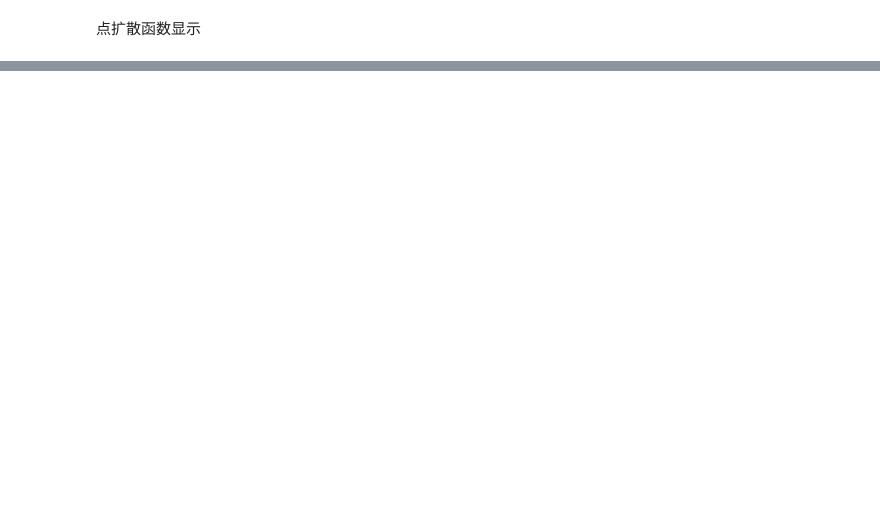
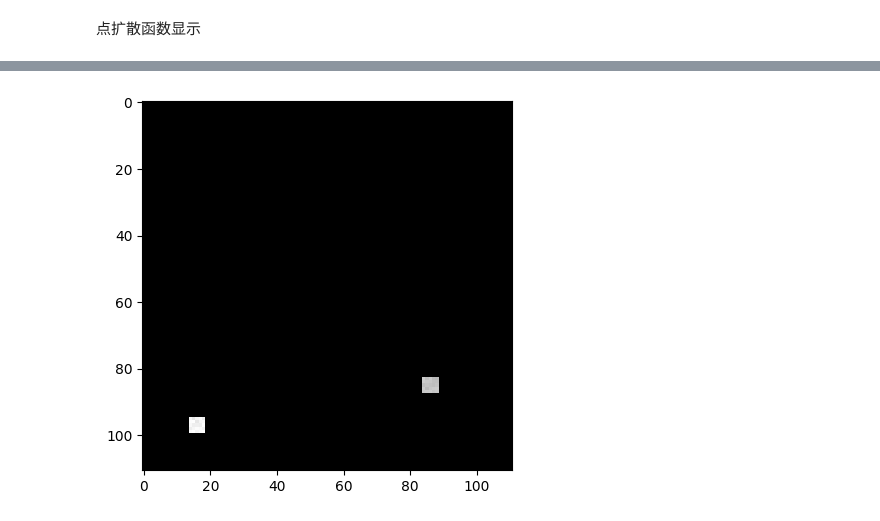
Before and after one commit to weinaike/CenterNet, a Jupyter notebook: data/test.ipynb, the cells around one changed output, grey strips where cells are left out. Drawn from its saved outputs; the diff is of its cells as text; code cells hidden in the pictures; blank space fills up the shorter version.

```diff
--- a/data/test.ipynb
+++ b/data/test.ipynb
@@ -117,0 +31,80 @@ plt.show
+# %%
+import sys
+sys.path.insert(0, "../src")
+import matplotlib.pyplot as plt
+import numpy as np
+from lib.utils.PointSample import gen_merge_sample
+import cv2
+
+def fft_calc(point_source_plan,otf_3d ):
+
+    point_source_fft = np.fft.fft2(np.fft.ifftshift(point_source_plan,(1,2)))
+    otf_fft = np.fft.fft2(np.fft.ifftshift(otf_3d,(1,2)))
+
+    fft_dot = np.multiply(point_source_fft, otf_fft)
+
+    point_image = np.fft.ifft2(fft_dot)
+    point_image = np.fft.fftshift(point_image,(1,2))
+    point_image_amp = np.abs(point_image)
+
+    Intensity = np.sum(point_image_amp,0)
+
+    return Intensity
+
+psf = np.load("PSF0620_04_4_40.npy")
+labels = [1]
+obj_width = 5
+
+sample, target = gen_merge_sample(psf, labels, obj_width, point_type="ones_rand", weight_mode = "gauss", have_noise = True , noise_sig = 0.01)
+
+rect_patch = np.load("rect_patchs.npy")
+num, h, w = rect_patch.shape
+
+
+print(psf.shape)
+psf = np.pad(psf,((0,0),(64,64),(64,64)))
+bg = np.zeros([num, 384, 384])
+bg[:, (192 - h // 2 - 1 ) : (192 + h // 2 ), (192 - w // 2 - 1) : (192 + w // 2)] = rect_patch
+
+point = np.zeros([num, 384, 384])
+
+for t in target:
+    x = t[1]
+    y = t[2]
+    lenx = t[3]
+    leny = t[4]
+    point[:, (y - leny//2 - 1):(y + leny//2),  (x - lenx//2 - 1):(x + lenx//2)] = bg[:, (y - leny//2 - 1):(y + leny//2),  (x - lenx//2 - 1):(x + lenx//2)]
+    bg[:, (y - leny//2 - 1):(y + leny//2),  (x - lenx//2 - 1):(x + lenx//2)] = 0
+
+
+a = point[0, (192 - h // 2 - 1 ) : (192 + h // 2 ), (192 - w // 2 - 1) : (192 + w // 2) ]
+plt.imshow(a, cmap="gray")
+cv2.imwrite("pt.bmp", a / np.max(a) * 255)
+
+rect_patch[:, (h//2 - 3): (h//2 + 2) , (w//2- 3 - 1) : (w//2 + 2) ] = 0
+b = rect_patch[0,:,:]
+cv2.imwrite("rect.bmp", b / np.max(b) * 255)
+plt.show()
+
+
+print(np.max(point), np.min(point))
+I_pt = fft_calc(point, psf)
+I_bg = fft_calc(bg, psf)
+print(np.max(I_pt))
+plt.imshow(I_pt, cmap="gray")
+plt.axis("off")
+cb=plt.colorbar()
+cb.ax.tick_params(labelsize=16)
+plt.show()
+
+
+plt.imshow(I_bg, cmap="gray")
+plt.axis("off")
+cb=plt.colorbar()
+cb.ax.tick_params(labelsize=16)
+plt.show()
+
+# plt.imshow(I_pt +I_bg , cmap="gray")
+# plt.colorbar()
+# plt.show()
+# %% [output]
@@ -117,0 +112 @@ plt.show
+[figure, added]
```
Also changed, not shown: parts of 5 cells of this notebook, 5 other files.
